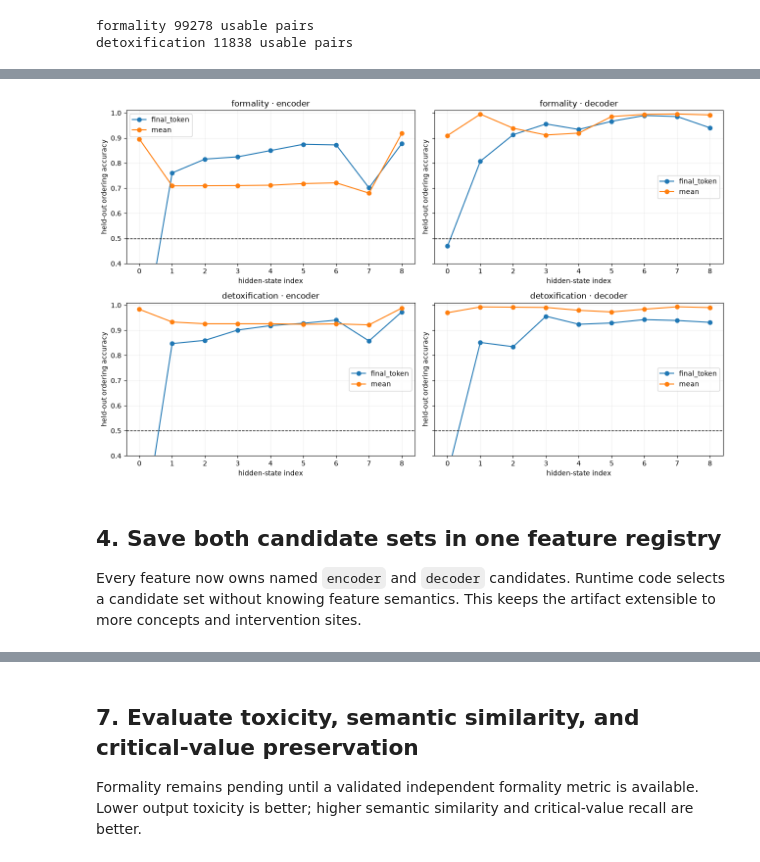
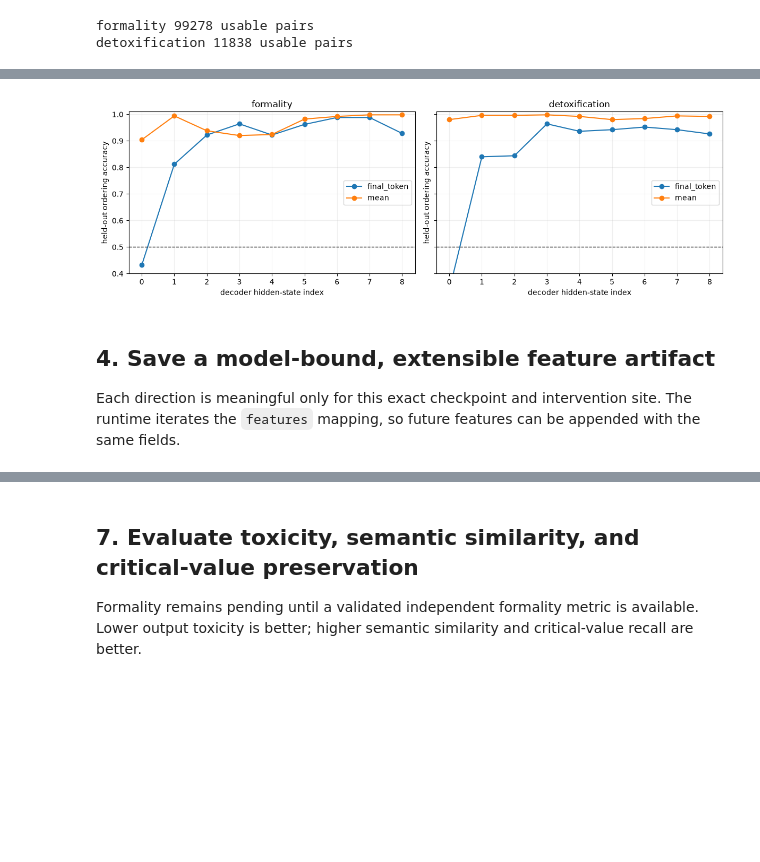
Before and after one commit to ayman-tech/SecondThought, a Jupyter notebook: steering_experimentation/t5_feature_steering.ipynb, the cells around one changed output, grey strips where cells are left out. Cells and saved outputs as stored; diff of their text form; code cells hidden in the pictures; blank space fills up the shorter version.

```diff
--- a/steering_experimentation/t5_feature_steering.ipynb
+++ b/steering_experimentation/t5_feature_steering.ipynb
@@ -18,6 +18,7 @@ from contextlib import ExitStack
 from dataclasses import dataclass
 from pathlib import Path
 import json
+import math
 import time
 
 from datasets import load_dataset
@@ -49,14 +50,13 @@ PARADETOX_ID = "s-nlp/paradetox"
 TEST_PATH = PROJECT_ROOT / "data" / "workplace_eval" / "input.jsonl"
 
 SEED = 42
-EXTRACTION_PAIRS = 8_000
-HELDOUT_PAIRS = 2_000
+EXTRACTION_PAIRS = 2_000
+HELDOUT_PAIRS = 500
 BATCH_SIZE = 32
 MAX_SOURCE_LENGTH = 192
 MAX_TARGET_LENGTH = 96
 ALPHAS = [0.0, 1.0, 2.0]
 BETAS = [0.0, 1.0, 2.0]
-INTERVENTION_SITES = ["encoder", "decoder"]
 
 ARTIFACT_PATH = ARTIFACT_DIRECTORY / "flan_t5_small_feature_directions.pt"
 LAYER_RESULTS_PATH = RESULT_DIRECTORY / "t5_feature_layer_results.csv"
@@ -75,10 +75,7 @@ model.eval()
 print({
     "model": MODEL_ID,
     "device": str(device),
-    "encoder_layers": model.config.num_layers,
     "decoder_layers": model.config.num_decoder_layers,
     "hidden_size": model.config.d_model,
-    "extraction_pairs_per_feature": EXTRACTION_PAIRS,
-    "heldout_pairs_per_feature": HELDOUT_PAIRS,
 })
 # %% [output]
@@ -427,33 +357,31 @@ print("Saved:", LAYER_RESULTS_PATH)
 Saved: /Users/nandanprince/Desktop/NLP_project/SecondThought/testing/results/t5_feature_layer_results.csv
 # %%
-fig, axes = plt.subplots(2, 2, figsize=(13, 8), sharey=True)
-for row_index, feature_key in enumerate(FEATURE_DATASETS):
-    for column_index, site in enumerate(INTERVENTION_SITES):
-        ax = axes[row_index, column_index]
-        subset = layer_results.query("feature == @feature_key and site == @site")
-        for pooling, group in subset.groupby("pooling"):
-            ax.plot(
-                group["hidden_state_index"],
-                group["heldout_ordering_accuracy"],
-                marker="o",
-                label=pooling,
-            )
-        ax.axhline(0.5, color="black", linestyle="--", linewidth=1)
-        ax.set(
-            title=f"{feature_key} · {site}",
-            xlabel="hidden-state index",
-            ylabel="held-out ordering accuracy",
-            ylim=(0.4, 1.01),
+fig, axes = plt.subplots(1, 2, figsize=(12, 4), sharey=True)
+for ax, feature_key in zip(axes, FEATURE_DATASETS):
+    subset = layer_results.query("feature == @feature_key")
+    for pooling, group in subset.groupby("pooling"):
+        ax.plot(
+            group["hidden_state_index"],
+            group["heldout_ordering_accuracy"],
+            marker="o",
+            label=pooling,
         )
-        ax.grid(alpha=0.2)
-        ax.legend()
+    ax.axhline(0.5, color="black", linestyle="--", linewidth=1)
+    ax.set(
+        title=feature_key,
+        xlabel="decoder hidden-state index",
+        ylabel="held-out ordering accuracy",
+        ylim=(0.4, 1.01),
+    )
+    ax.grid(alpha=0.2)
+    ax.legend()
 plt.tight_layout()
 plt.show()
 # %% [output]
-[figure, old version]
+[figure, new version]
 # %% [markdown]
-## 4. Save both candidate sets in one feature registry
+## 4. Save a model-bound, extensible feature artifact
 
-Every feature now owns named `encoder` and `decoder` candidates. Runtime code selects a candidate set without knowing feature semantics. This keeps the artifact extensible to more concepts and intervention sites.
+Each direction is meaningful only for this exact checkpoint and intervention site. The runtime iterates the `features` mapping, so future features can be appended with the same fields.
 # %%
 features = {}
```
Also changed, not shown: parts of 15 cells of this notebook.
